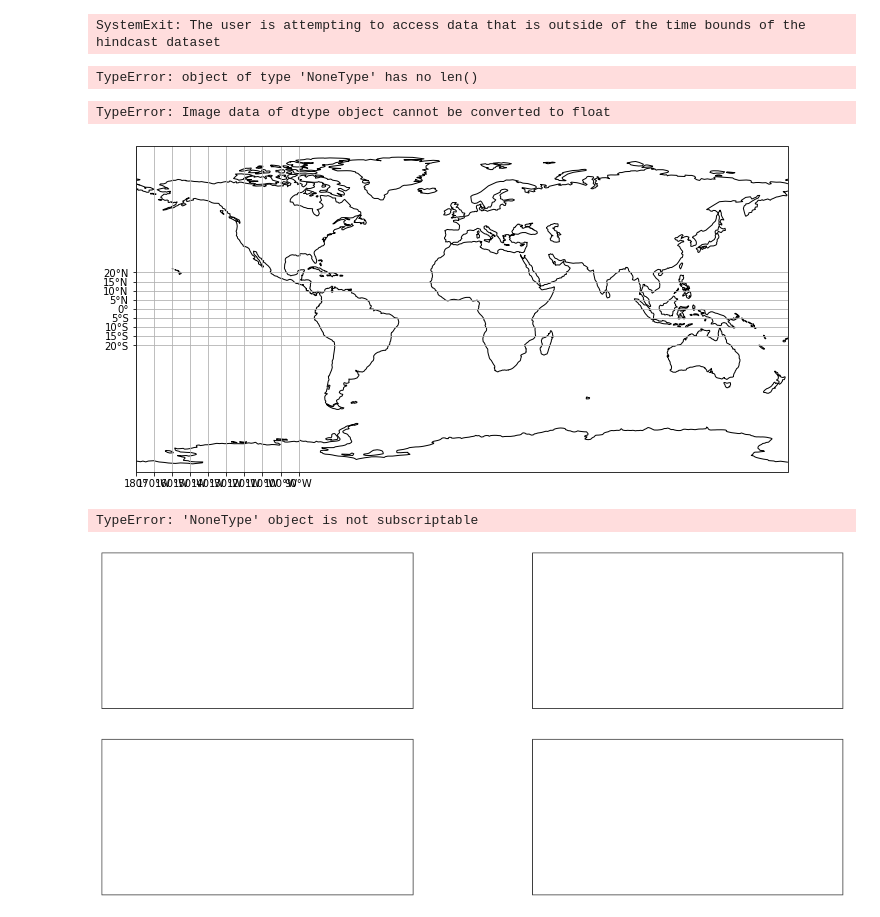
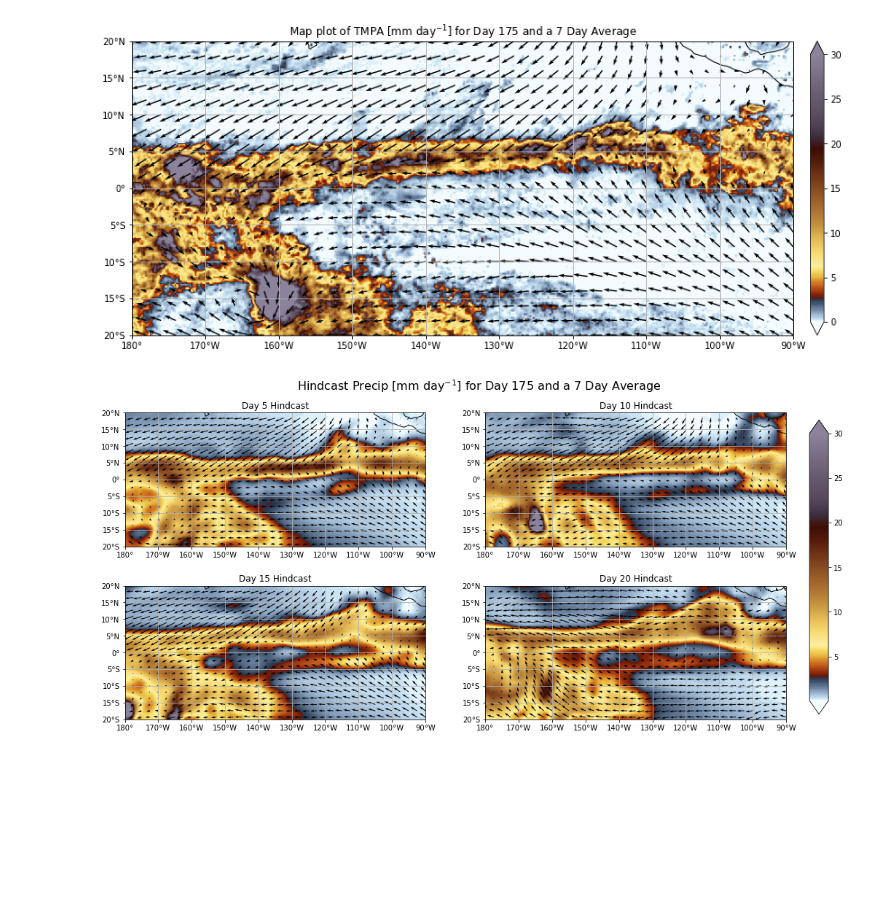
Before and after one commit to ITCZ-hindcasts/python-scripts, a Jupyter notebook: MapPlot.ipynb, the cells around one changed output. Drawn from its saved outputs; the diff is of its cells as text; code cells hidden in the pictures; blank space fills up the shorter version.

Commit message:
Added custom colormap. The MapPlot script is now dependent on the xml and py files to run successfully

```diff
--- a/MapPlot.ipynb
+++ b/MapPlot.ipynb
@@ -26,10 +23,10 @@ import xesmf as xe
 dayOfTheSeason = 175 # For reference: 174 is February 22 and 122 is January 1
 
 #### Select the number of days to be time averaged ####
-numDayAvg = 12
+numDayAvg = 7
 
 # Choose region of interest
-lats = -20
+lats =  -20
 latn =  20
 lonw = -180 # *** For longitudes west of the Prime Meridian, enter a negative number ***
 lone = -90
@@ -67,8 +64,6 @@ ubotObsSel = dataUBOTObs.sel(time=slice( (dayOfTheSeason+40055)*24+9, (dayOfTheS
 
 # Add 40055 to change the reference date of dayOfTheSeason from 2009-09-01 to 1900-01-01
 prectObsSel = dataPRECTObs['pr'].sel(time=slice(dayOfTheSeason+40055, dayOfTheSeason+numDayAvg-1+40055), lat=slice(lats,latn), lon=slice(lonw,lone))
-# %% [output]
-SystemExit: The user is attempting to access data that is outside of the time bounds of the hindcast dataset
 # %%
 # Average the data for the length of the numDayAvg specificed
 
@@ -87,64 +82,64 @@ for ii in range(1, len(prectSel)):
 vbotObsPlot  = vbotObsSel.mean( dim='time')
 ubotObsPlot  = ubotObsSel.mean( dim='time')
 prectObsPlot = prectObsSel.mean(dim='time')
-# %% [output]
-TypeError: object of type 'NoneType' has no len()
 # %%
 # Create a map plot of the observation data
 
 ##### Control plotting variables here #####
 
-# Set maximum of colorbar
-Vmax = 20
+# Set maximum of colorbar [mm/day]
+Vmax = 30
 
 # Set density of arrows with n. A greater integer reduces the density of arrows
 n = 8
 
 # Set the density of the pixels in the figure. This also affects the size of the saved figure
-_dpi = 95
+_dpi = 150
 
 ###########################################
 
 # Create the figure and apply asthetic constraints
 fig = plt.figure(figsize=(17, 6))
+
+# Prepare colormap
+mycmap = cm.make_cmap('CustomColorMap1.xml')
 
 geo_axes = plt.axes(projection=ccrs.PlateCarree())
 geo_axes.set_xticks(np.arange(lonw,lone+1,10), crs=ccrs.PlateCarree())
 geo_axes.set_yticks(np.arange(lats,latn+1,5), crs=ccrs.PlateCarree())
 lon_formatter = LongitudeFormatter(zero_direction_label=True)
 lat_formatter = LatitudeFormatter()
 geo_axes.xaxis.set_major_formatter(lon_formatter)
 geo_axes.yaxis.set_major_formatter(lat_formatter)
 geo_axes.coastlines(resolution='110m')
 geo_axes.gridlines(xlocs=np.arange(lonw,lone+1,10), ylocs=np.arange(lats,latn+1,5))
 image_extent = [lonw,lone,lats,latn]
 
 # Plot precip contour plot
-IM = geo_axes.imshow(prectObsPlot, extent=image_extent, cmap='coolwarm', vmax=Vmax, origin='lower')
+IM = geo_axes.imshow(prectObsPlot, extent=image_extent, cmap=plt.get_cmap(mycmap), origin='lower', vmax=Vmax)
 
 # Plot wind vectors
 geo_axes.quiver(ubotObsPlot['longitude'][::n],     ubotObsPlot['latitude'][::n],
-                ubotObsPlot['u10'][::n,::n], vbotObsPlot['v10'][::n,::n], transform=ccrs.PlateCarree())
+                ubotObsPlot['u10'][::n,::n], vbotObsPlot['v10'][::n,::n], transform=ccrs.PlateCarree(), width=0.0018)
 
 # Set boundaries of plot
 geo_axes.set_xlim([lonw,lone])
 geo_axes.set_ylim([lats,latn])
 
 plt.colorbar(IM, ax=geo_axes, orientation='vertical', pad=0.02, extend='both')
 plt.title("Map plot of TMPA [mm day$^{-1}$] for Day "+str(dayOfTheSeason)+" and a "+str(numDayAvg)+" Day Average")
 
 # Save figure code
 # Check if folder is there. If it is not, make the folder
 dir = '/home/jlarson1/Day '+str(dayOfTheSeason)+' Analysis'
 if os.path.isdir(dir) == False:
     os.mkdir(dir)
 
-plt.savefig(dir+'/Day'+str(dayOfTheSeason)+'with'+str(numDayAvg)+'DayAvgObsMapPlot', dpi=_dpi)
+plt.savefig(dir+'/Day'+str(dayOfTheSeason)+'with'+str(numDayAvg)+'DayAvgObsMapPlot', dpi=_dpi, bbox_inches='tight')
 
 plt.show()
 # %% [output]
-TypeError: Image data of dtype object cannot be converted to float
-[figure, old version]
+[figure, new version]
 # %%
 # Plot four subplots for each hindcast day
 
@@ -155,7 +150,8 @@ hcastDay = [5,10,15,20]
 # hcastDay = [1,2,3,4]
 
 # Set the max value of the colorbar
-Vmax = 20
+Vmax = 30
+# Vmax = 20
 
 # Set the density of the wind vector arrows. A greater integer reduces the density
 n = int(2)
@@ -168,14 +164,17 @@ image_extent = [lonw,lone,lats,latn]
 # Pre-generate the subplots with a PlateCarree projection
 fig, axes = plt.subplots(nrows=2, ncols=2, figsize=(18, 8), subplot_kw=dict(projection=ccrs.PlateCarree()))
 
+# Prepare colormap
+mycmap = cm.make_cmap('CustomColorMap1.xml')
+
 # Iterate through the subplots
 for ii, day in enumerate(hcastDay):
+
     # Plot precip in mm/day
-#     im = ax.imshow(precip_avg[ii], extent=image_extent, cmap='coolwarm', vmax=Vmax)#, interpolation='bilinear')
-    im = axes.flat[ii].imshow(prectPlot[day]['PRECT']*1000*86400, extent=image_extent, cmap='coolwarm', vmax=Vmax, origin='lower')
-    # Plot precip in mm/hour
-#     im = ax.imshow(precip_avg[ii]/24, extent=image_extent, cmap='coolwarm', vmin=0, vmax=Vmax)
+    im = axes.flat[ii].imshow(prectPlot[day]['PRECT']*1000*86400, extent=image_extent, vmax=Vmax, origin='lower',
+                              interpolation='bilinear', cmap=plt.get_cmap(mycmap))
 
+    # Plot horizontal wind vectors. The density of these vectors is controlled by n
     axes.flat[ii].quiver(vbotPlot[day]['lon'][::n],   vbotPlot[day]['lat'][::n],
                          ubotPlot[day]['u'][::n,::n], vbotPlot[day]['v'][::n,::n], transform=ccrs.PlateCarree())
 
@@ -194,23 +193,23 @@ for ii, day in enumerate(hcastDay):
     axes.flat[ii].gridlines(xlocs=np.arange(lonw,lone+1,10), ylocs=np.arange(lats,latn+1,5))
     axes.flat[ii].title.set_text('Day '+str(day)+' Hindcast')
 
-
 # The following code creates a new axes for the colorbar
 fig.subplots_adjust(right=0.825)
 # Add base axis for color bar. Located at 85% from left and 15% from bottom. Width is 2% of figure. Height is 70% of figure.
 cbar_ax = fig.add_axes([0.85, 0.15, 0.02, 0.7])
 fig.colorbar(im, cax=cbar_ax, extend='both')
 
-fig.suptitle("Hindcast Precip [mm day$^{-1}$] Map Plots for Day "+str(dayOfTheSeason)+" and a "+str(numDayAvg)+" Day Average",
+# Set title for the entire figure
+fig.suptitle("Hindcast Precip [mm day$^{-1}$] for Day "+str(dayOfTheSeason)+" and a "+str(numDayAvg)+" Day Average",
              size=16,y=0.95)
 
 ## Save figure code
-plt.savefig(dir+'/Day'+str(dayOfTheSeason)+'with'+str(numDayAvg)+'DayAvgHindcastMapPlot', dpi=_dpi)
+plt.savefig(dir+'/Day'+str(dayOfTheSeason)+'with'+str(numDayAvg)+'DayAvgHindcastMapPlot', dpi=200, bbox_inches='tight',
+           transparent=True, facecolor=None, edgecolor=None, pad_inches=0)
 
 plt.show()
 # %% [output]
-TypeError: 'NoneType' object is not subscriptable
-[figure, old version]
+[figure, new version]
 # %%
 ## Increase the spatial resolution of the hindcast dataset so that it equals the resolution of obs
 ## Then, find the absolute error between the hindcast precip and the obs precip
```
Also changed, not shown: parts of 5 cells of this notebook, 2 other files.
